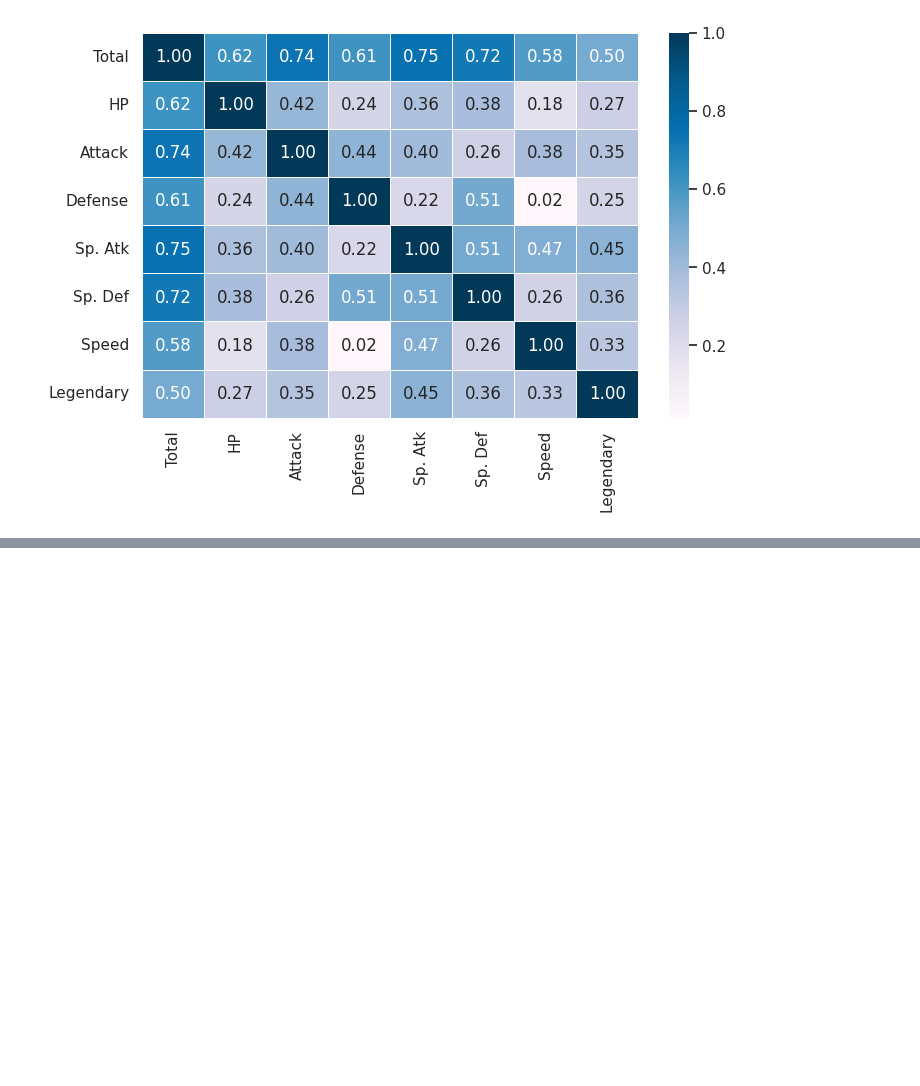
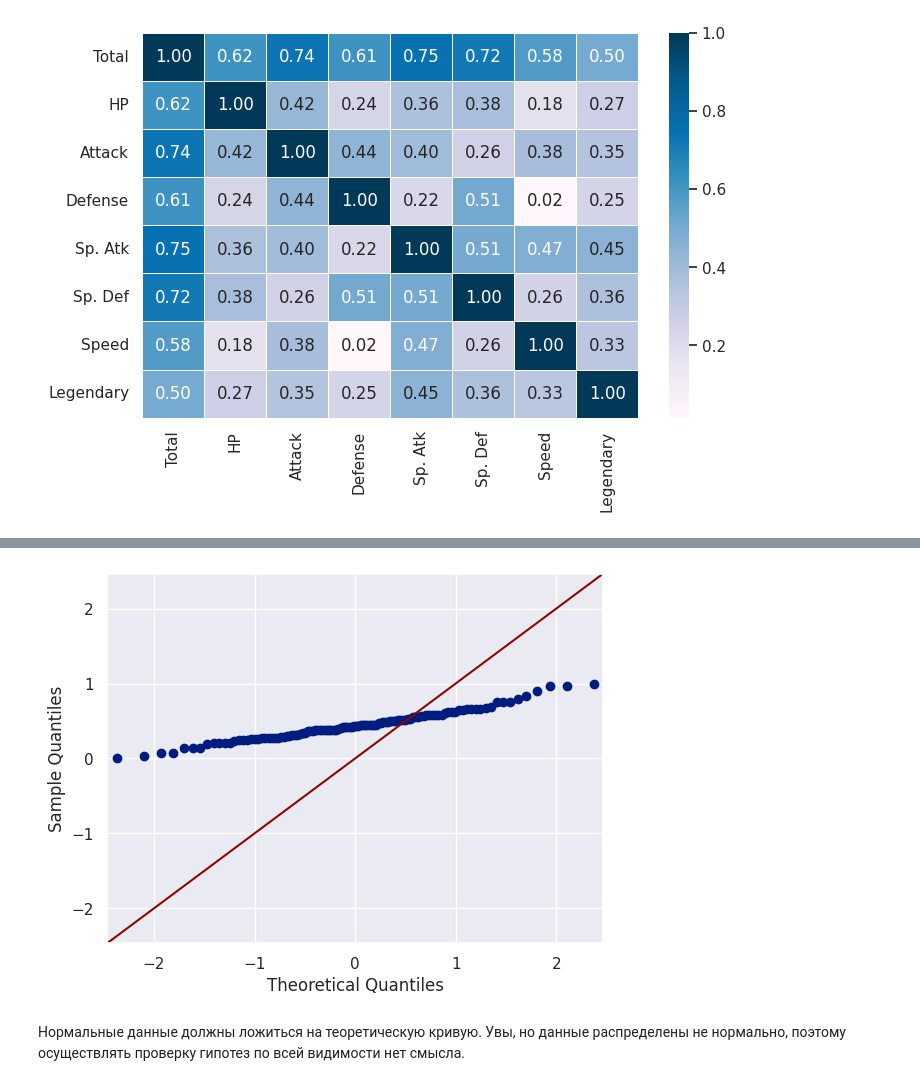
Before and after one commit to qNikitaMolodec/pokemon-analysis, a Jupyter notebook: pokemon-analysis.ipynb, the cells around one changed output, grey strips where cells are left out. Saved outputs shown, nothing was run; the diff lists cells and outputs as text; code cells hidden in the pictures; blank space fills up the shorter version.

```diff
--- a/pokemon-analysis.ipynb
+++ b/pokemon-analysis.ipynb
@@ -88,0 +136,10 @@ plt.show()
+# %%
+# Проверим данные на нормальность с помощью QQ теста
+import statsmodels.api as sm
+fig = sm.qqplot (Water["Attack"], line='45')
+
+plt.show()
+# %% [output]
+[figure, added]
+# %% [markdown]
+Нормальные данные должны ложиться на теоретическую кривую. Увы, но данные распределены не нормально, поэтому осуществлять проверку гипотез по всей видимости нет смысла.
```
Also changed, not shown: parts of 4 cells of this notebook.
